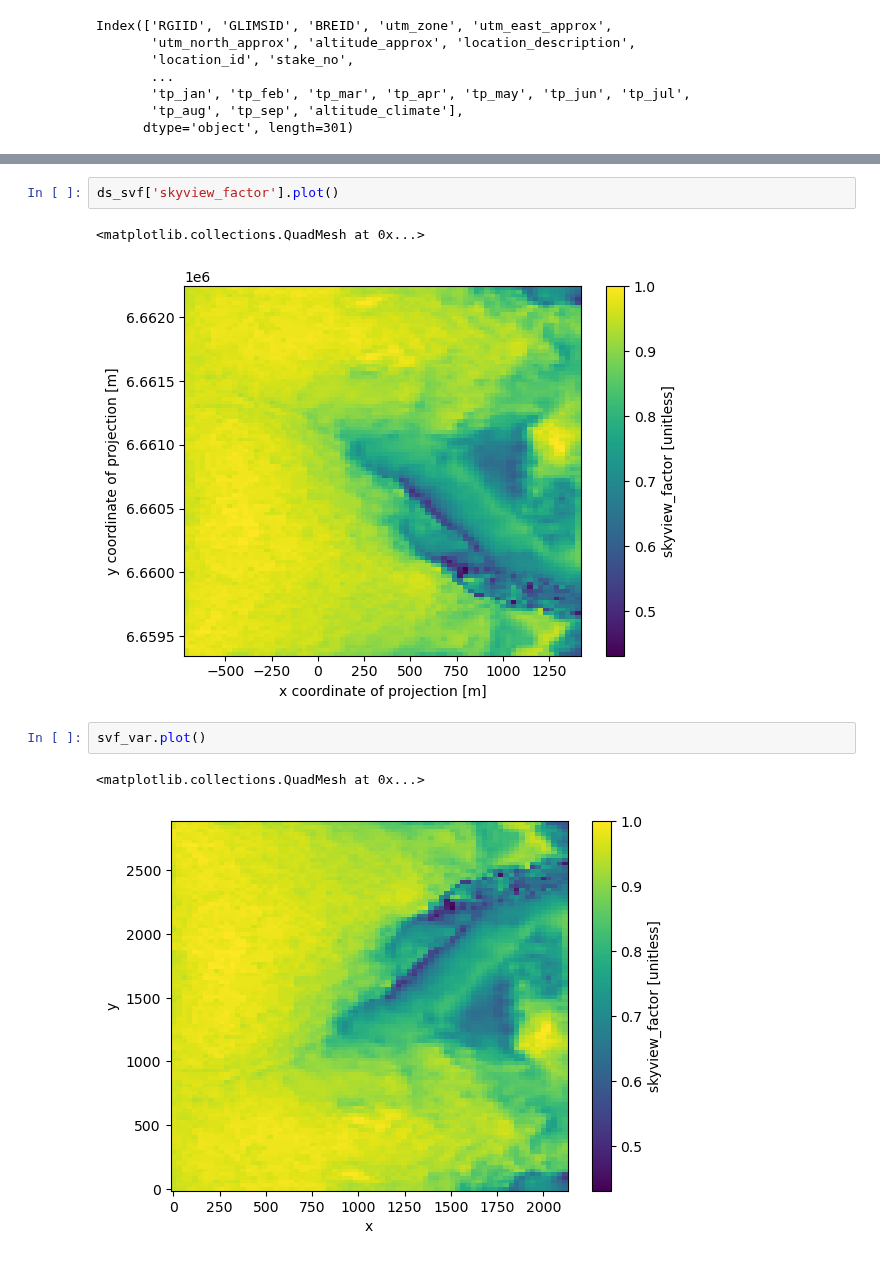
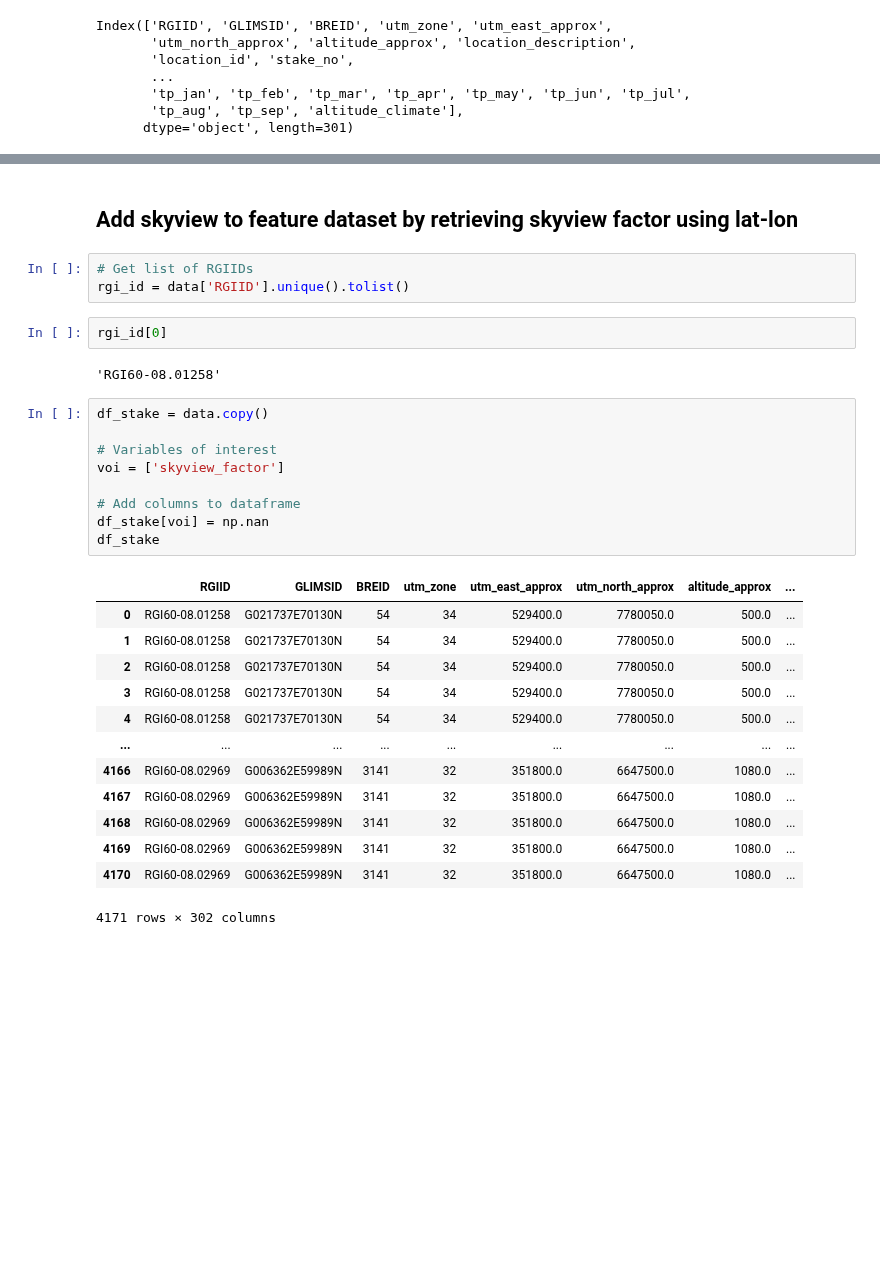
Before and after one commit to khsjursen/ML_MB_Norway, a Jupyter notebook: add_skyview_factor.ipynb, the cells around one changed output, grey strips where cells are left out. Drawn from its saved outputs; the diff is of its cells as text; blank space fills up the shorter version.

```diff
--- a/add_skyview_factor.ipynb
+++ b/add_skyview_factor.ipynb
@@ -130,10 +106,32 @@ ds_svf['topo'].plot()
-# %%
-ds_svf['skyview_factor'].plot()
-# %% [output]
-<matplotlib.collections.QuadMesh at 0x...>
-[figure, removed]
-# %%
-svf_var.plot()
-# %% [output]
-<matplotlib.collections.QuadMesh at 0x...>
-[figure, removed]
+# %% [markdown]
+## Add skyview to feature dataset by retrieving skyview factor using lat-lon
+# %%
+# Get list of RGIIDs
+rgi_id = data['RGIID'].unique().tolist()
+# %%
+rgi_id[0]
+# %% [output]
+'RGI60-08.01258'
+# %%
+df_stake = data.copy()
+
+# Variables of interest
+voi = ['skyview_factor']
+
+# Add columns to dataframe
+df_stake[voi] = np.nan
+df_stake
+# %% [output]
+|  | RGIID | GLIMSID | BREID | utm_zone | utm_east_approx | utm_north_approx | altitude_approx | ... |
+| 0 | RGI60-08.01258 | G021737E70130N | 54 | 34 | 529400.0 | 7780050.0 | 500.0 | ... |
+| 1 | RGI60-08.01258 | G021737E70130N | 54 | 34 | 529400.0 | 7780050.0 | 500.0 | ... |
+| 2 | RGI60-08.01258 | G021737E70130N | 54 | 34 | 529400.0 | 7780050.0 | 500.0 | ... |
+| 3 | RGI60-08.01258 | G021737E70130N | 54 | 34 | 529400.0 | 7780050.0 | 500.0 | ... |
+| 4 | RGI60-08.01258 | G021737E70130N | 54 | 34 | 529400.0 | 7780050.0 | 500.0 | ... |
+| ... | ... | ... | ... | ... | ... | ... | ... | ... |
+| 4166 | RGI60-08.02969 | G006362E59989N | 3141 | 32 | 351800.0 | 6647500.0 | 1080.0 | ... |
+| 4167 | RGI60-08.02969 | G006362E59989N | 3141 | 32 | 351800.0 | 6647500.0 | 1080.0 | ... |
+| 4168 | RGI60-08.02969 | G006362E59989N | 3141 | 32 | 351800.0 | 6647500.0 | 1080.0 | ... |
+| 4169 | RGI60-08.02969 | G006362E59989N | 3141 | 32 | 351800.0 | 6647500.0 | 1080.0 | ... |
+| 4170 | RGI60-08.02969 | G006362E59989N | 3141 | 32 | 351800.0 | 6647500.0 | 1080.0 | ... |
+4171 rows × 302 columns
```
Also changed, not shown: parts of 9 cells of this notebook, 1 other file.
